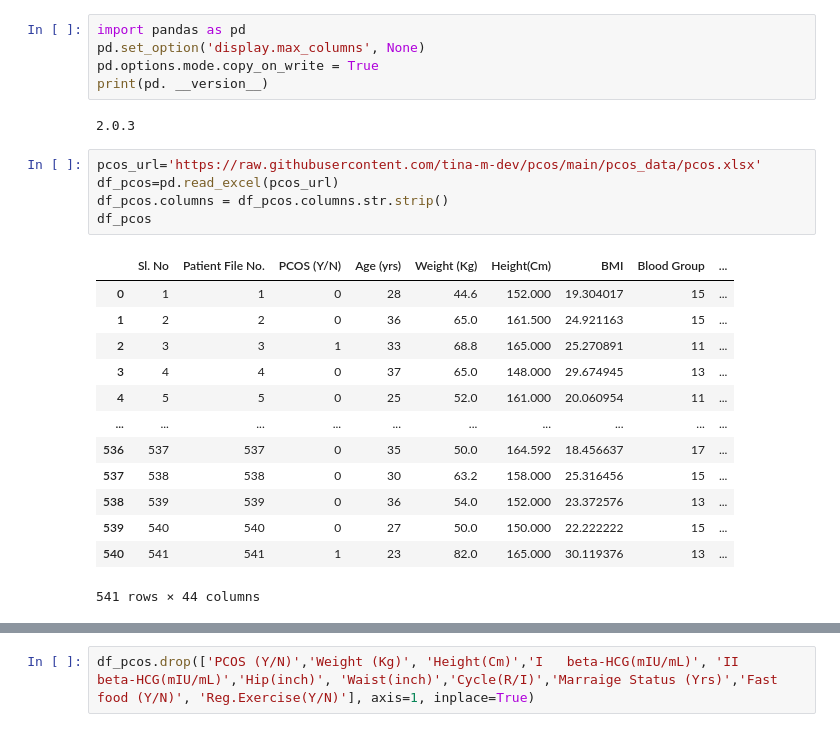
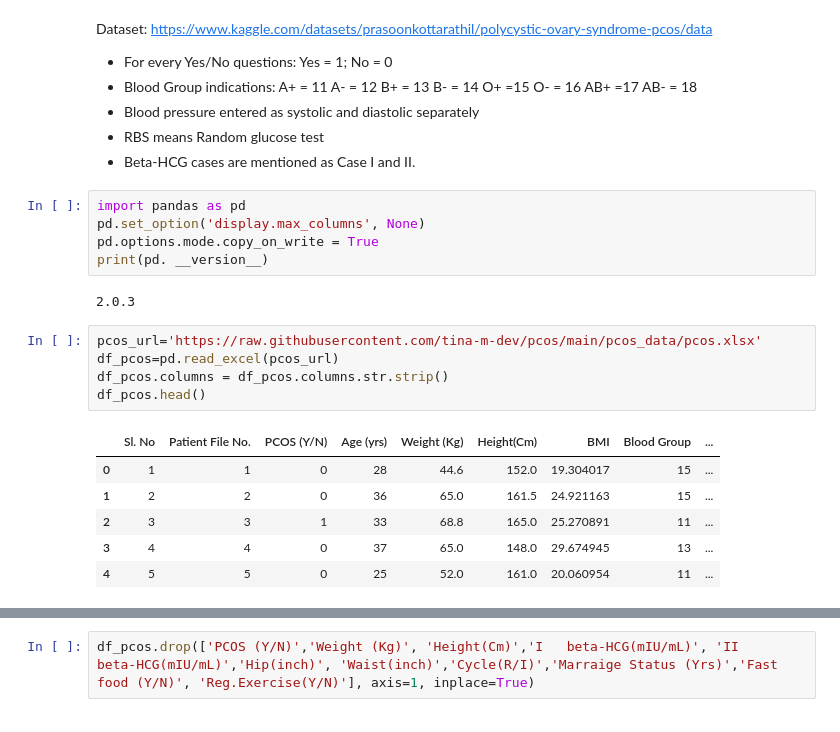
Before and after one commit to tina-m-dev/pcos, a Jupyter notebook: Outliers.ipynb, the cells around one changed output, grey strips where cells are left out. Drawn from its saved outputs; the diff is of its cells as text.

```diff
--- a/Outliers.ipynb
+++ b/Outliers.ipynb
@@ -1,5 +1,21 @@
 # %% [markdown]
 <a href="https://colab.research.google.com/github/tina-m-dev/pcos/blob/main/Outliers.ipynb" target="_parent"><img src="https://colab.research.google.com/assets/colab-badge.svg" alt="Open In Colab"/></a>
+# %% [markdown]
+Dataset: https://www.kaggle.com/datasets/prasoonkottarathil/polycystic-ovary-syndrome-pcos/data
+
+*   For every Yes/No questions: Yes = 1; No = 0
+*   Blood Group indications:
+A+ = 11
+A- = 12
+B+ = 13
+B- = 14
+O+ =15
+O- = 16
+AB+ =17
+AB- = 18
+* Blood pressure entered as systolic and diastolic separately
+* RBS means Random glucose test
+* Beta-HCG cases are mentioned as Case I and II.
 # %%
 import pandas as pd
 pd.set_option('display.max_columns', None)
@@ -10,19 +26,12 @@ print(pd. __version__)
 # %%
 pcos_url='https://raw.githubusercontent.com/tina-m-dev/pcos/main/pcos_data/pcos.xlsx'
 df_pcos=pd.read_excel(pcos_url)
 df_pcos.columns = df_pcos.columns.str.strip()
-df_pcos
+df_pcos.head()
 # %% [output]
 |  | Sl. No | Patient File No. | PCOS (Y/N) | Age (yrs) | Weight (Kg) | Height(Cm) | BMI | Blood Group | ... |
-| 0 | 1 | 1 | 0 | 28 | 44.6 | 152.000 | 19.304017 | 15 | ... |
-| 1 | 2 | 2 | 0 | 36 | 65.0 | 161.500 | 24.921163 | 15 | ... |
-| 2 | 3 | 3 | 1 | 33 | 68.8 | 165.000 | 25.270891 | 11 | ... |
-| 3 | 4 | 4 | 0 | 37 | 65.0 | 148.000 | 29.674945 | 13 | ... |
-| 4 | 5 | 5 | 0 | 25 | 52.0 | 161.000 | 20.060954 | 11 | ... |
-| ... | ... | ... | ... | ... | ... | ... | ... | ... | ... |
-| 536 | 537 | 537 | 0 | 35 | 50.0 | 164.592 | 18.456637 | 17 | ... |
-| 537 | 538 | 538 | 0 | 30 | 63.2 | 158.000 | 25.316456 | 15 | ... |
-| 538 | 539 | 539 | 0 | 36 | 54.0 | 152.000 | 23.372576 | 13 | ... |
-| 539 | 540 | 540 | 0 | 27 | 50.0 | 150.000 | 22.222222 | 15 | ... |
-| 540 | 541 | 541 | 1 | 23 | 82.0 | 165.000 | 30.119376 | 13 | ... |
+| 0 | 1 | 1 | 0 | 28 | 44.6 | 152.0 | 19.304017 | 15 | ... |
+| 1 | 2 | 2 | 0 | 36 | 65.0 | 161.5 | 24.921163 | 15 | ... |
+| 2 | 3 | 3 | 1 | 33 | 68.8 | 165.0 | 25.270891 | 11 | ... |
+| 3 | 4 | 4 | 0 | 37 | 65.0 | 148.0 | 29.674945 | 13 | ... |
+| 4 | 5 | 5 | 0 | 25 | 52.0 | 161.0 | 20.060954 | 11 | ... |
-541 rows × 44 columns
```
Also changed, not shown: parts of 35 cells of this notebook.
